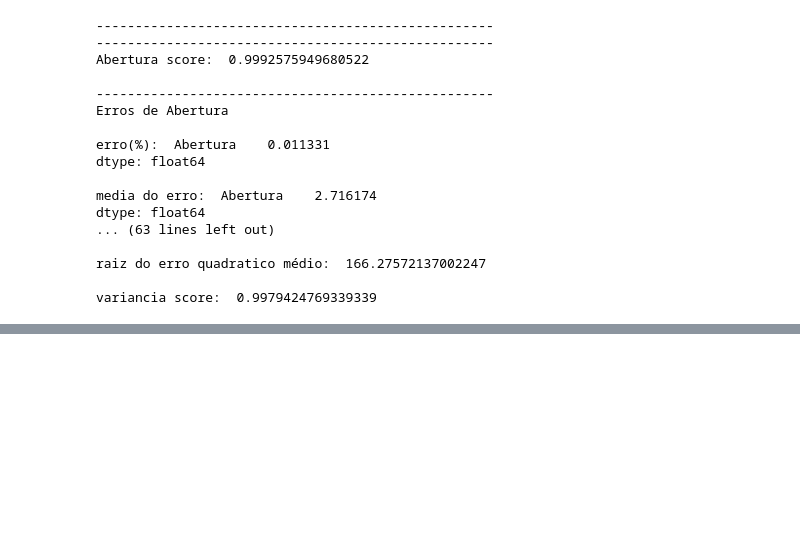
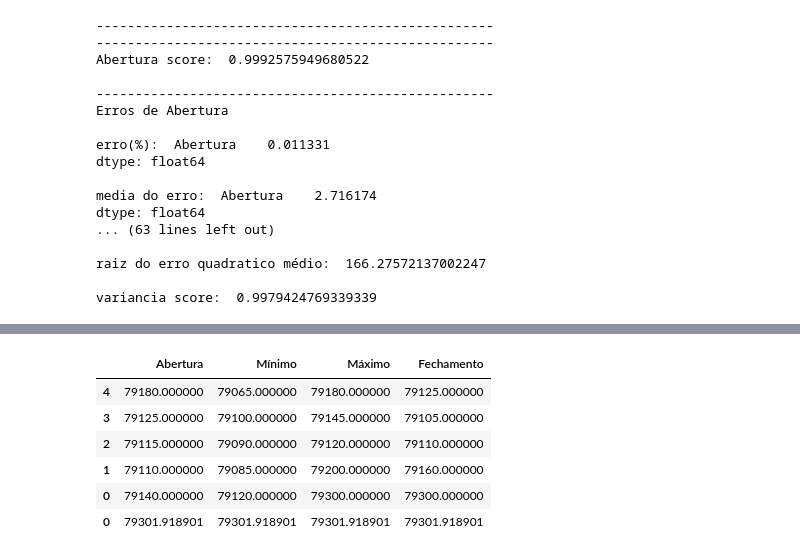
Before and after one commit to arthurmb98/Trade, a Jupyter notebook: linear_regression_trade.ipynb, the cells around one changed output, grey strips where cells are left out. Drawn from its saved outputs; the diff is of its cells as text; code cells hidden in the pictures; blank space fills up the shorter version.

```diff
--- a/linear_regression_trade.ipynb
+++ b/linear_regression_trade.ipynb
@@ -182,7 +190,7 @@ data_frame.describe()
 # %%
 # treinamento dos modelos com o uso de saída atrada, (previsão do candle futuro usando o candle atual como entrada)
 
-model_abertura, model_minimo, model_maximo, model_fechamento = fit_models_saida_atrasada(data_frame, True)
+model_abertura, model_minimo, model_maximo, model_fechamento = fit_models_saida_atrasada(data_frame)
 # %% [output]
 ---------------------------------------------------
 ---------------------------------------------------
@@ -231,8 +239,9 @@ ordem_execucao = False
 
 ordem_compra = False
 ordem = 0
-limite_stop = 100
-limite_gain = 50
+limite_stop = 100 # pontos
+limite_gain = 50 # pontos
+gap_maximo = 10 # pontos
 
 for i in range(1, len(teste)-1):
         x_teste = teste[features_entrada][i-1:i]
@@ -247,14 +256,16 @@ for i in range(1, len(teste)-1):
         prev_max = model_maximo.predict(x_teste)
         prev_fec = model_fechamento.predict(x_teste)
 
+        prev_gap = abs(float(fechamento_teste) - float(prev_abe))
+
         if(prev_abe < prev_fec): # se o candle predito for positivo (branco)
-            ordem = prev_min + erro_ordem
             # efetua uma ordem de venda
             ordem_compra = False
+            ordem = prev_min + erro_ordem
         else: # se o candle for negativo (preto)
-            ordem = prev_max - erro_ordem
             # efetua uma ordem de compra
             ordem_compra = True
+            ordem = prev_max - erro_ordem
 
         if(ordem_compra):
             stop_ordem = ordem - limite_stop
@@ -263,8 +274,7 @@ for i in range(1, len(teste)-1):
             stop_ordem = ordem + limite_stop
             gain_ordem = ordem - limite_gain
 
-        if(ganho >= limite_stop/5):    # caso a minha banca não tenha zerado, continua
-
+        if(prev_gap <= gap_maximo and ganho >= limite_stop/5): # caso a minha banca não tenha zerado, continua
             if(ordem_compra):
                 if(minimo_teste <= ordem): # se entrar na ordem compra
                     if(ordem_execucao == False):
@@ -306,5 +316,6 @@ print("Quantidade de perdas: ", qnt_perdas)
 print()
 print("Valor total: ", ganho - banca)
 print()
-print("Taxa de acerto (%): ", 100*qnt_ganhos/qnt_operacoes)
+if(qnt_operacoes > 0):
+    print("Taxa de acerto (%): ", 100*qnt_ganhos/qnt_operacoes)
 # %% [output]
@@ -319,0 +331,65 @@ Taxa de acerto (%):  81.8041634541249
+# %%
+desconhecido = pd.read_csv('Dados/WINM20_1min.csv')
+desconhecido['Variação'] = desconhecido['Fechamento'].sub(desconhecido['Abertura'])
+desconhecido['Data'] = pd.to_datetime(desconhecido['Data'], format='%d/%m%/Y',errors='ignore')
+desconhecido['Hora'] = pd.to_datetime(desconhecido['Hora']).dt.time
+desconhecido = desconhecido.sort_values(by=['Data', 'Hora'])
+
+limiar_gap = gap_maximo # gap_maximo = 10 # pontos
+
+dia_x = 0 # dia atual
+
+x_desconhecido = desconhecido[features_entrada][len(desconhecido)-1-dia_x:len(desconhecido)-dia_x]
+fechamento_x = float(x_desconhecido['Fechamento'].to_numpy())
+
+predicao_abertura = float(model_abertura.predict(x_desconhecido))
+predicao_minimo = float(model_minimo.predict(x_desconhecido))
+predicao_maximo = float(model_maximo.predict(x_desconhecido))
+predicao_fechamento = float(model_fechamento.predict(x_desconhecido))
+
+print("Data: ", desconhecido['Data'][len(desconhecido)-1-dia_x:len(desconhecido)-dia_x])
+print()
+print("Fechamento atual: ", fechamento_x)
+print()
+print("Fechamento predito: ", predicao_fechamento)
+print()
+
+if(abs(predicao_abertura - fechamento_x) <= limiar_gap):
+    if(predicao_fechamento < predicao_fechamento): # se o candle predito for positivo (branco)
+        # efetua uma ordem de venda
+        ordem_compra = False
+        ordem = prev_min + erro_ordem
+    else: # se o candle for negativo (preto)
+        # efetua uma ordem de compra
+        ordem_compra = True
+        ordem = prev_max - erro_ordem
+    if(ordem_compra):
+        print("Efetuar ordem de COMPRA!")
+        print("Compra em: ", ordem)
+    else:
+        print("Efetuar ordem de VENDA!")
+        print("Venda em: ", ordem)
+    print()
+else:
+    print("NÃO Efetuar ordem!")
+    print()
+    print("Gap: ", predicao_abertura - fechamento_x)
+
+# candles dos ultimos dias.
+
+ultimos_dias = 5 # quantidade de dias anterior ao predito
+
+df = pd.DataFrame(data={'Abertura': [float(predicao_abertura)],'Máximo': [float(predicao_maximo)],'Mínimo': [float(predicao_minimo)],'Fechamento': [float(predicao_fechamento)]})
+dataset = desconhecido[features_entrada][len(desconhecido)-ultimos_dias-dia_x:len(desconhecido)-dia_x].append(df)
+dados = go.Candlestick(
+                       open=dataset['Abertura'],
+                       high=dataset['Máximo'],
+                       low=dataset['Mínimo'],
+                       close=dataset['Fechamento'],
+                       )
+py.offline.iplot([dados],filename='grafico_candlestick')
+dataset
+#desconhecido[features_entrada][len(desconhecido)-ultimos_dias-dia_x:len(desconhecido)-dia_x]
+# Observação: os parâmetros de 'Mínima', 'Máxima', 'Fechamento' do candle futuro são fictícios,
+# este algoritmo prevê com precisão apenas o valor de ABERTURA
+# %% [output]
@@ -319,0 +406,7 @@ Taxa de acerto (%):  81.8041634541249
+|  | Abertura | Mínimo | Máximo | Fechamento |
+| 4 | 79180.000000 | 79065.000000 | 79180.000000 | 79125.000000 |
+| 3 | 79125.000000 | 79100.000000 | 79145.000000 | 79105.000000 |
+| 2 | 79115.000000 | 79090.000000 | 79120.000000 | 79110.000000 |
+| 1 | 79110.000000 | 79085.000000 | 79200.000000 | 79160.000000 |
+| 0 | 79140.000000 | 79120.000000 | 79300.000000 | 79300.000000 |
+| 0 | 79301.918901 | 79301.918901 | 79301.918901 | 79301.918901 |
```
Also changed, not shown: parts of 3 cells of this notebook.
